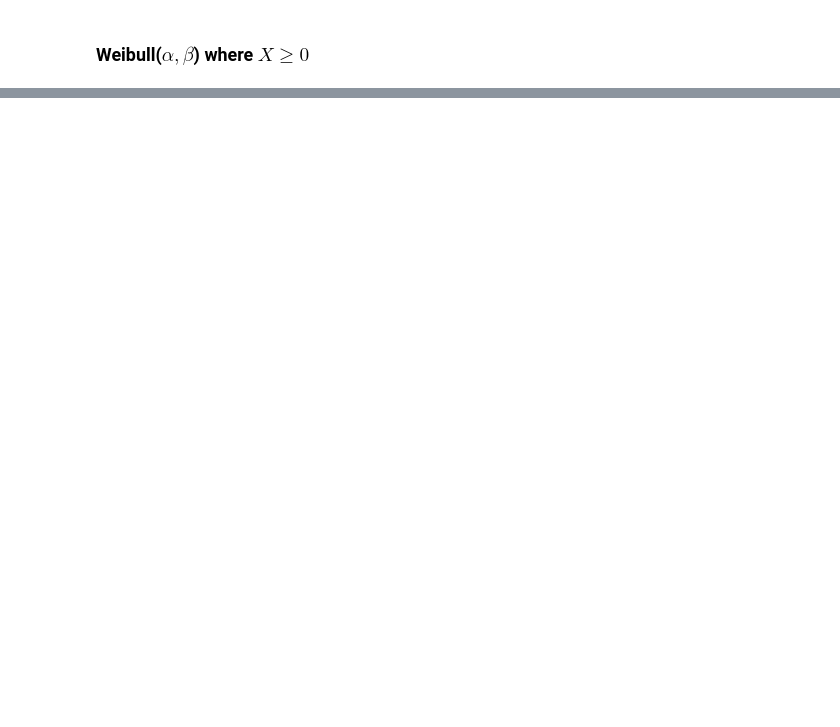
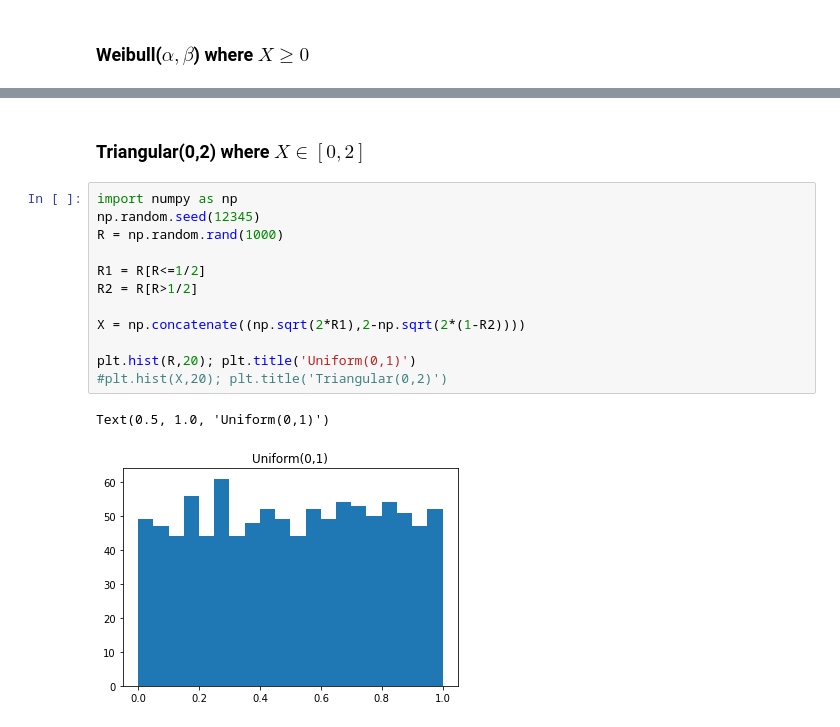
Before and after one commit to nsydn/ise304_syssim, a Jupyter notebook: tests_for_RNs.ipynb, the cells around one changed output, grey strips where cells are left out. Cells and saved outputs as stored; diff of their text form; blank space fills up the shorter version.

```diff
--- a/tests_for_RNs.ipynb
+++ b/tests_for_RNs.ipynb
@@ -229,0 +235,17 @@ KstestResult(statistic=0.025222960578770853, pvalue=0.5395471689067735)
+# %% [markdown]
+### Triangular(0,2) where $X\in [0,2]$
+# %%
+import numpy as np
+np.random.seed(12345)
+R = np.random.rand(1000)
+
+R1 = R[R<=1/2]
+R2 = R[R>1/2]
+
+X = np.concatenate((np.sqrt(2*R1),2-np.sqrt(2*(1-R2))))
+
+plt.hist(R,20); plt.title('Uniform(0,1)')
+#plt.hist(X,20); plt.title('Triangular(0,2)')
+# %% [output]
+Text(0.5, 1.0, 'Uniform(0,1)')
+[figure, added]
```
Also changed, not shown: parts of 10 cells of this notebook.
